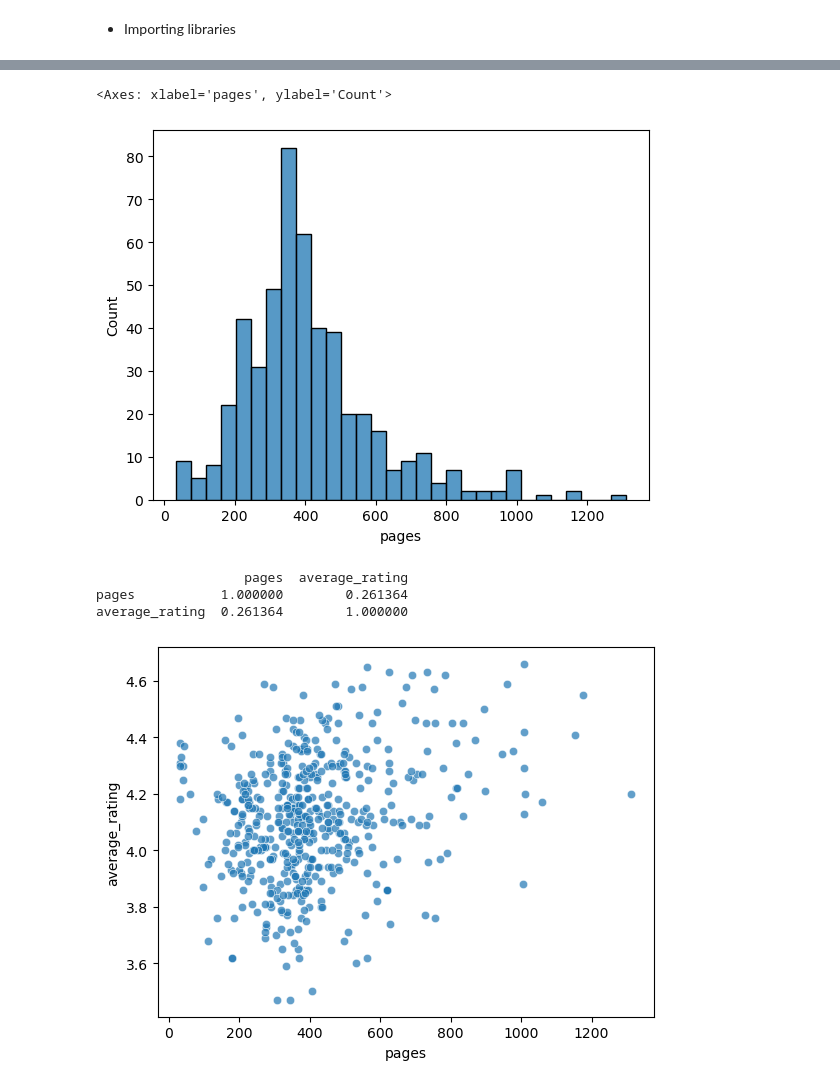
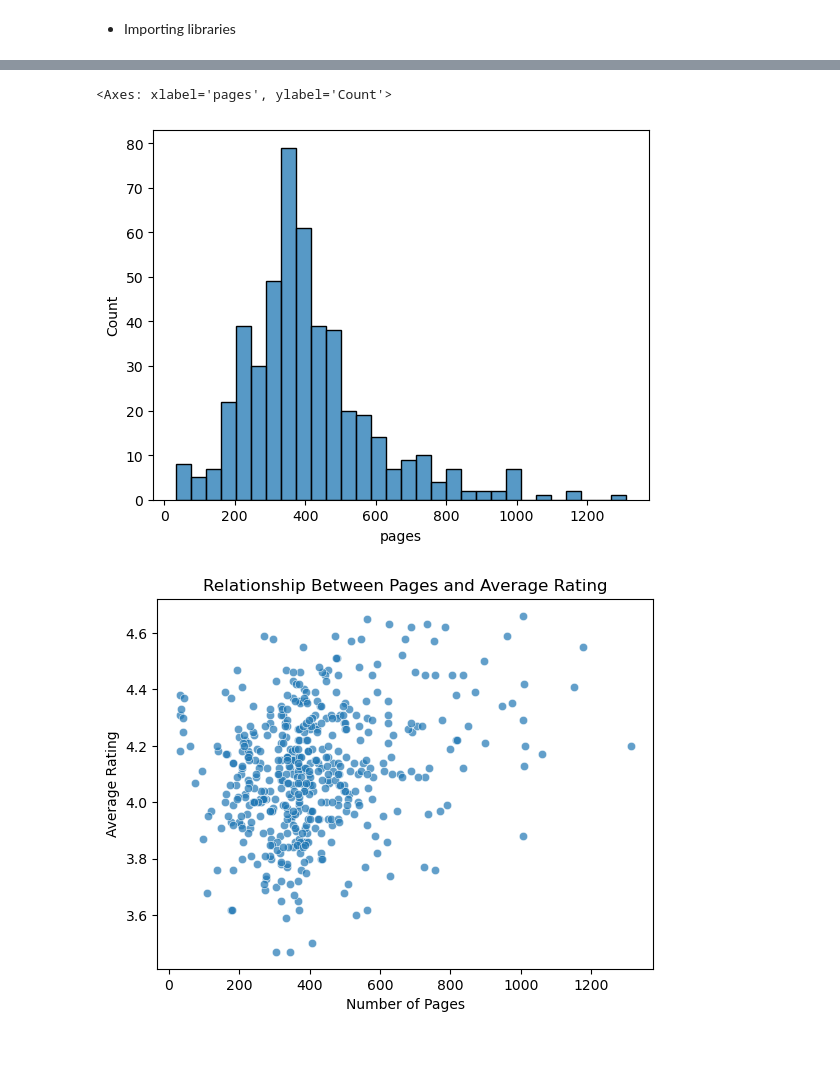
Before and after one commit to thebryanbx-cripto-32/Book_Project, a Jupyter notebook: data_1_EDA.ipynb, the cells around one changed output, grey strips where cells are left out. Cells and saved outputs as stored; diff of their text form; code cells hidden in the pictures; blank space fills up the shorter version.

```diff
--- a/data_1_EDA.ipynb
+++ b/data_1_EDA.ipynb
@@ -25 +51,22 @@ df2
+# %%
+common_columns = [
+    "source_year",
+    "title",
+    "author",
+    "average_rating",
+    "ratings_count",
+    "reviews_count",
+    "description",
+    "genres",
+    "pages",
+    "publisher",
+    "book_url",
+    "image_url",
+    "source"]
+
+df_good["publisher"] = "Unknown"
+df_good = df_good[common_columns]
+df_API = df_API[common_columns]
+# %%
+df3 = pd.concat([df_good, df_API], ignore_index=True)
 # %%
@@ -113,0 +107,6 @@ Name: count, Length: 447, dtype: int64
+# %%
+# Using median to fill null on pages variables
+median_pages = df3["pages"].median()
+df3["pages"] = df3["pages"].fillna(median_pages).astype(int)
+# %%
+df3 = df3.sort_values(by="source_year", ascending=True).reset_index(drop=True)
@@ -172,19 +172,22 @@ plt.show()
 # %%
-sns.histplot(df2["pages"], bins=30)
+df_filtered = df3[df3["pages"] != 375].copy()
+sns.histplot(df_filtered["pages"], bins=30)
 # %% [output]
 <Axes: xlabel='pages', ylabel='Count'>
-[figure, old version]
+[figure, new version]
 # %%
+df_filtered = df3[df3["pages"] != 375].copy()
 sns.scatterplot(
-    data=df2,
+    data=df_filtered,
     x="pages",
     y="average_rating",
-    alpha=0.7)
+    alpha=0.7
+)
 
-print(df2[["pages", "average_rating"]].corr())
+plt.title("Relationship Between Pages and Average Rating")
+plt.xlabel("Number of Pages")
+plt.ylabel("Average Rating")
+plt.show()
 # %% [output]
-                   pages  average_rating
-pages           1.000000        0.261364
-average_rating  0.261364        1.000000
-[figure, old version]
+[figure, new version]
 # %%
```
Also changed, not shown: parts of 19 cells of this notebook, 4 other files.
